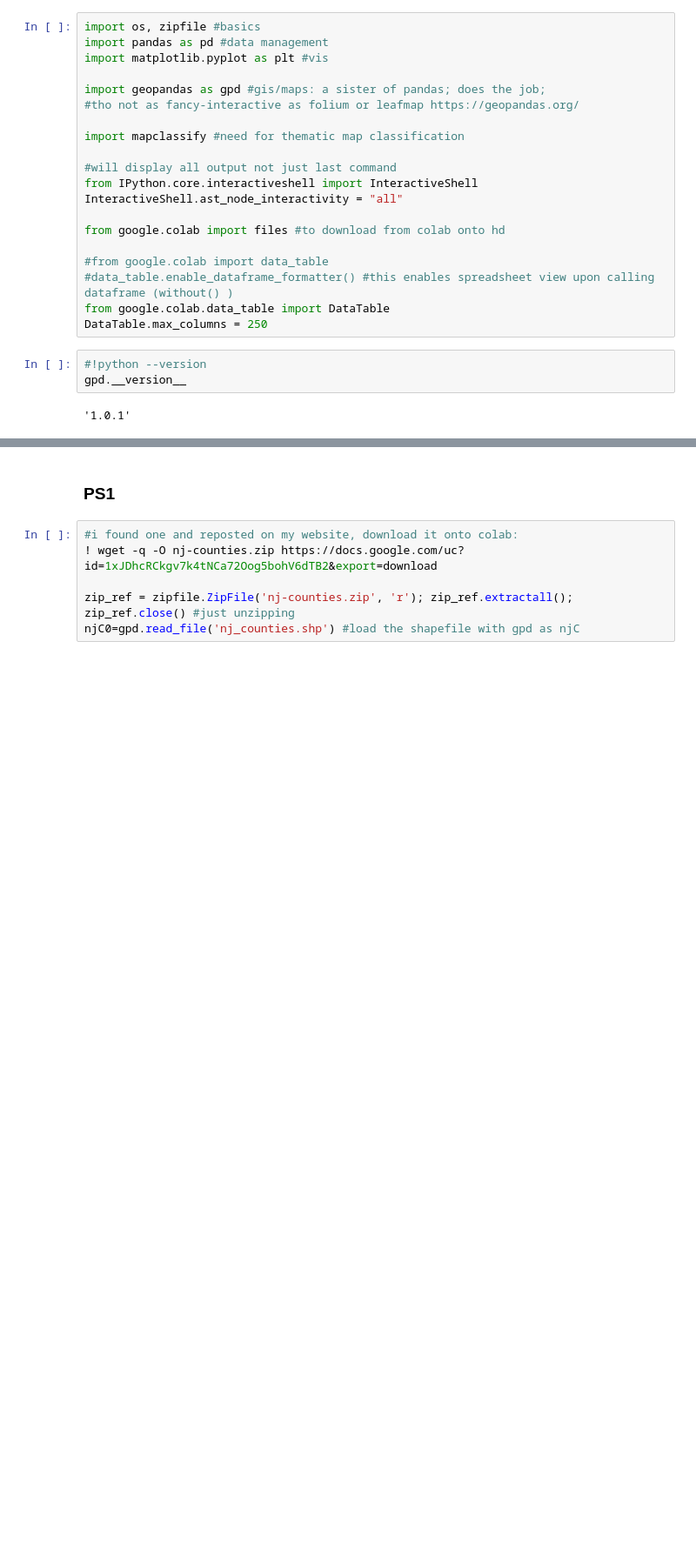
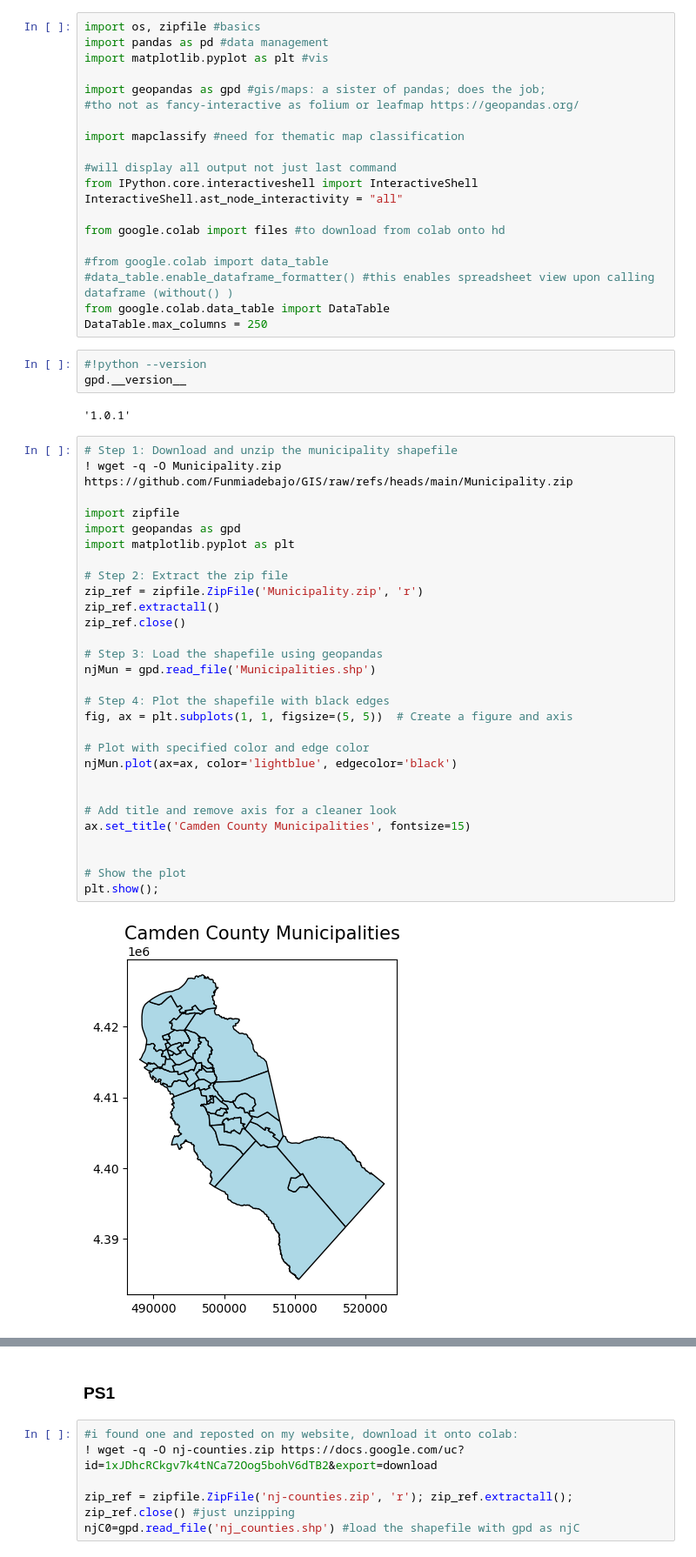
Before and after one commit to Funmiadebajo/GIS, a Jupyter notebook: PS3.ipynb, the cells around one changed output, grey strips where cells are left out. Shown: that part at 87% size. Cells and saved outputs as stored; diff of their text form; blank space fills up the shorter version.

```diff
--- a/PS3.ipynb
+++ b/PS3.ipynb
@@ -31,3 +31,34 @@ DataTable.max_columns = 250
 gpd.__version__
 # %% [output]
 '1.0.1'
+# %%
+# Step 1: Download and unzip the municipality shapefile
+! wget -q -O Municipality.zip https://github.com/Funmiadebajo/GIS/raw/refs/heads/main/Municipality.zip
+
+import zipfile
+import geopandas as gpd
+import matplotlib.pyplot as plt
+
+# Step 2: Extract the zip file
+zip_ref = zipfile.ZipFile('Municipality.zip', 'r')
+zip_ref.extractall()
+zip_ref.close()
+
+# Step 3: Load the shapefile using geopandas
+njMun = gpd.read_file('Municipalities.shp')
+
+# Step 4: Plot the shapefile with black edges
+fig, ax = plt.subplots(1, 1, figsize=(5, 5))  # Create a figure and axis
+
+# Plot with specified color and edge color
+njMun.plot(ax=ax, color='lightblue', edgecolor='black')
+
+
+# Add title and remove axis for a cleaner look
+ax.set_title('Camden County Municipalities', fontsize=15)
+
+
+# Show the plot
+plt.show();
+# %% [output]
+[figure, added]
```
Also changed, not shown: parts of 3 cells of this notebook.
